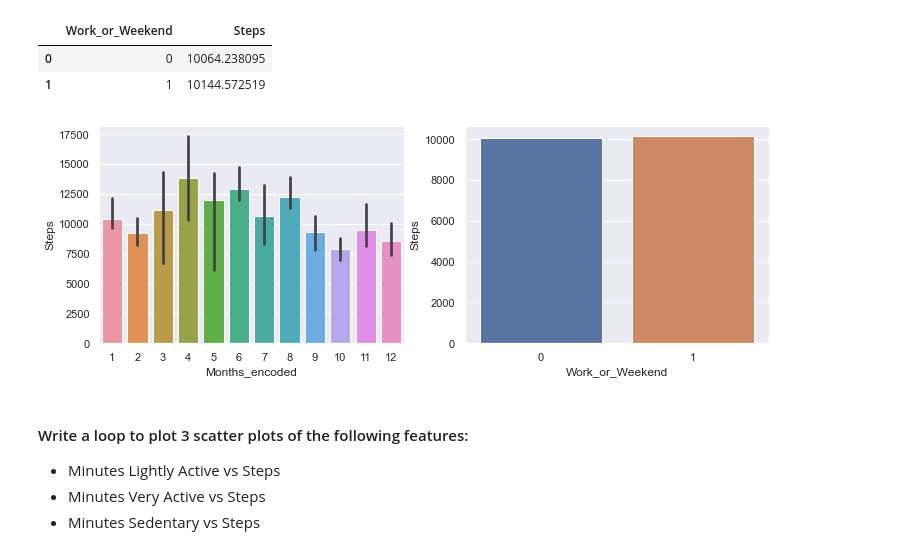
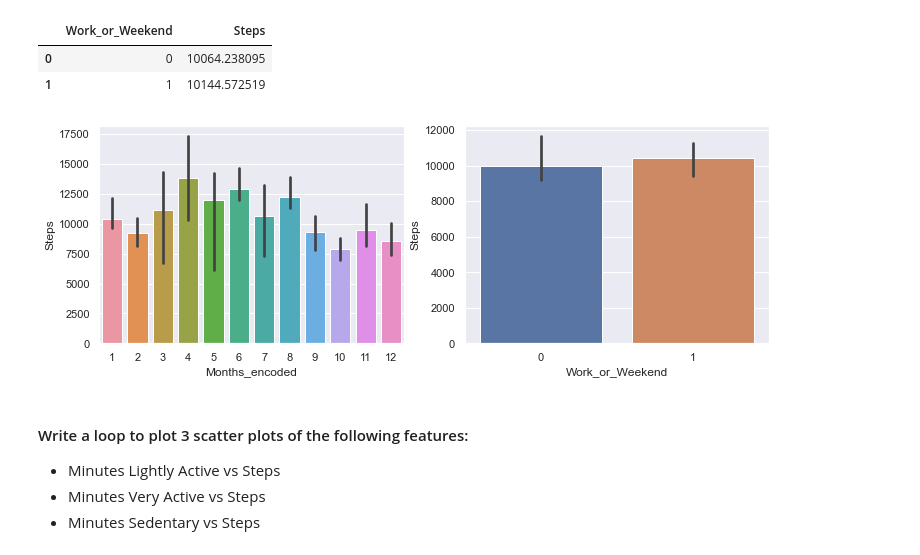
Before and after one commit to Fvperez1/dataptmad0522_labs, a Jupyter notebook: module-2/matplotlib-seaborn/your-code/Matplotlib & Seaborn.ipynb, the cells around one changed output. Drawn from its saved outputs; the diff is of its cells as text; code cells hidden in the pictures.

```diff
--- a/module-2/matplotlib-seaborn/your-code/Matplotlib & Seaborn.ipynb
+++ b/module-2/matplotlib-seaborn/your-code/Matplotlib & Seaborn.ipynb
@@ -309,12 +219,19 @@ Work_or_Weekend_J
 |  | Work_or_Weekend | Steps |
 | 0 | 0 | 10064.238095 |
 | 1 | 1 | 10144.572519 |
-# %%
-plt.sca(ax[1])
-figure2 = sns.barplot(data=Work_or_Weekend_J, x='Work_or_Weekend', y='Steps', estimator = np.median)
-#fig.savefig('../exports/mediansetps.png')
-# %% [output]
-[figure, removed]
+# %%
+# MEDIAN STEPS BY MONTH_ENCODED
+# your code here
+fig, ax = plt.subplots(nrows=1, ncols=2, figsize=(12,4))
+plt.sca(ax[0])
+figure1 = sns.barplot(data=fitbit, x='Months_encoded', y='Steps', estimator = np.median)
+
+# MEDIAN STEPS BY WORK_OR_WEEKEND
+# your code here
+plt.sca(ax[1])
+figure2 = sns.barplot(data=fitbit, x='Work_or_Weekend', y='Steps', estimator = np.median)
+# %% [output]
+[figure, added]
 # %% [markdown]
 #### Write a loop to plot 3 scatter plots of the following features:
 
```
Also changed, not shown: parts of 25 cells of this notebook, 2 other files.
